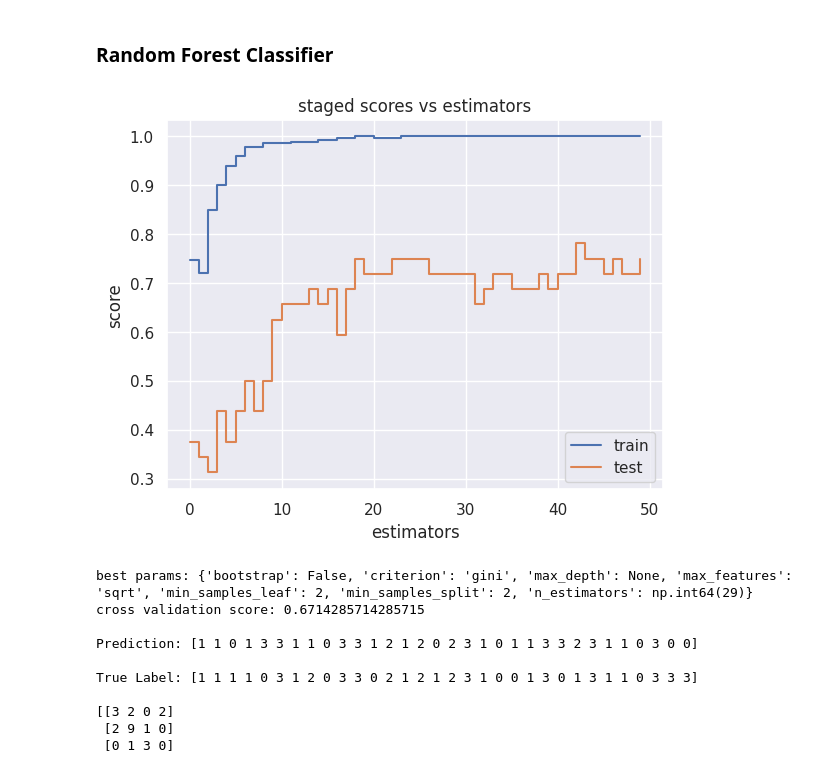
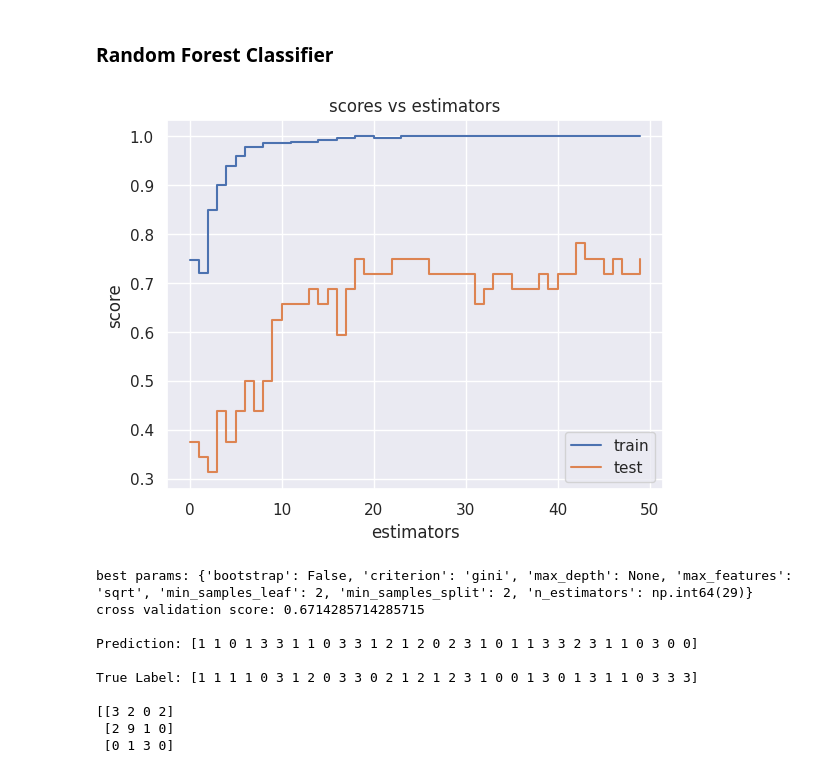
Before and after one commit to BlueJayVRStudio/CSCA5622_project, a Jupyter notebook: SupervisedLearningProject.ipynb, the cells around one changed output. Saved outputs shown, nothing was run; the diff lists cells and outputs as text; code cells hidden in the pictures.

```diff
--- a/SupervisedLearningProject.ipynb
+++ b/SupervisedLearningProject.ipynb
@@ -565,14 +568,14 @@ for i in range(1,51):
 # %%
 fig, ax = plt.subplots()
 ax.set_xlabel("estimators")
 ax.set_ylabel("score")
-ax.set_title("staged scores vs estimators")
+ax.set_title("scores vs estimators")
 ax.plot(rf_train_scores, label="train", drawstyle="steps-post")
 ax.plot(rf_test_scores, label="test", drawstyle="steps-post")
 ax.legend()
 plt.show()
 # %% [output]
-[figure, old version]
+[figure, new version]
 # %%
 from sklearn.model_selection import GridSearchCV
 from sklearn.ensemble import RandomForestClassifier
```
Also changed, not shown: parts of 11 cells of this notebook.
